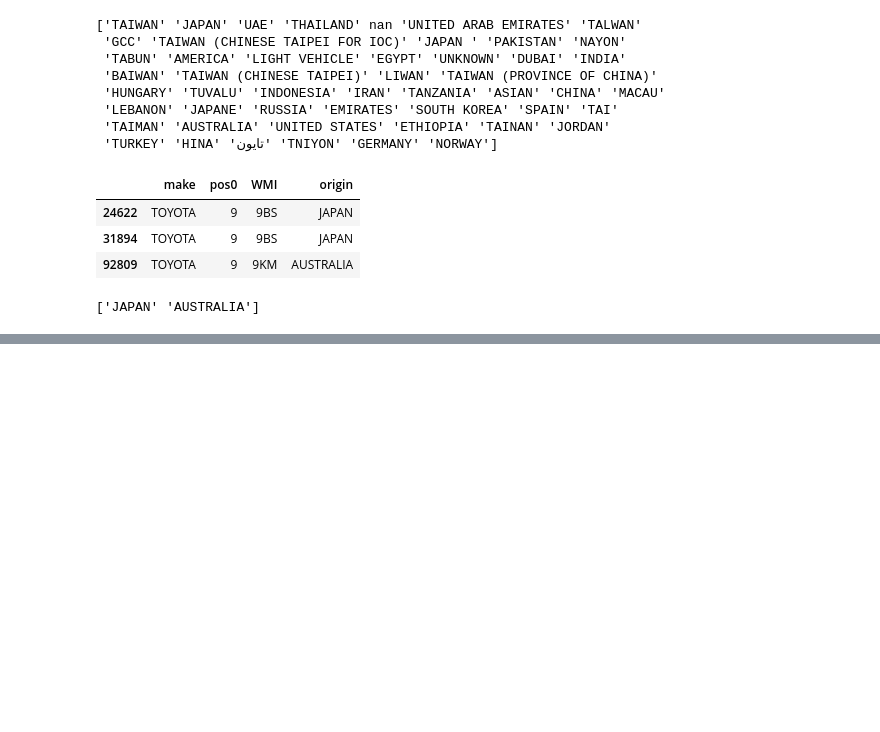
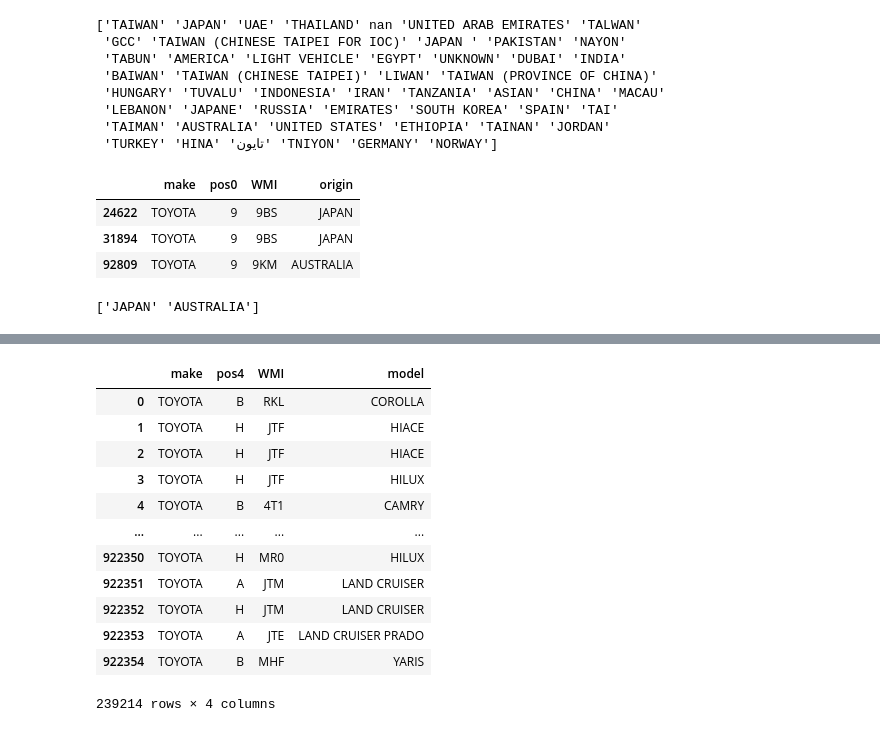
Before and after one commit to ManavKatrodiyaOpash/vin-sphere-python, a Jupyter notebook: Car_wise_analysis/toyota.ipynb, the cells around one changed output, grey strips where cells are left out. Drawn from its saved outputs; the diff is of its cells as text; code cells hidden in the pictures; blank space fills up the shorter version.

```diff
--- a/Car_wise_analysis/toyota.ipynb
+++ b/Car_wise_analysis/toyota.ipynb
@@ -723,0 +794,16 @@ data
+# %%
+data[['make','pos4', 'WMI','model']]
+# %% [output]
+|  | make | pos4 | WMI | model |
+| 0 | TOYOTA | B | RKL | COROLLA |
+| 1 | TOYOTA | H | JTF | HIACE |
+| 2 | TOYOTA | H | JTF | HIACE |
+| 3 | TOYOTA | H | JTF | HILUX |
+| 4 | TOYOTA | B | 4T1 | CAMRY |
+| ... | ... | ... | ... | ... |
+| 922350 | TOYOTA | H | MR0 | HILUX |
+| 922351 | TOYOTA | A | JTM | LAND CRUISER |
+| 922352 | TOYOTA | H | JTM | LAND CRUISER |
+| 922353 | TOYOTA | A | JTE | LAND CRUISER PRADO |
+| 922354 | TOYOTA | B | MHF | YARIS |
+239214 rows × 4 columns
```
Also changed, not shown: parts of 8 cells of this notebook.
